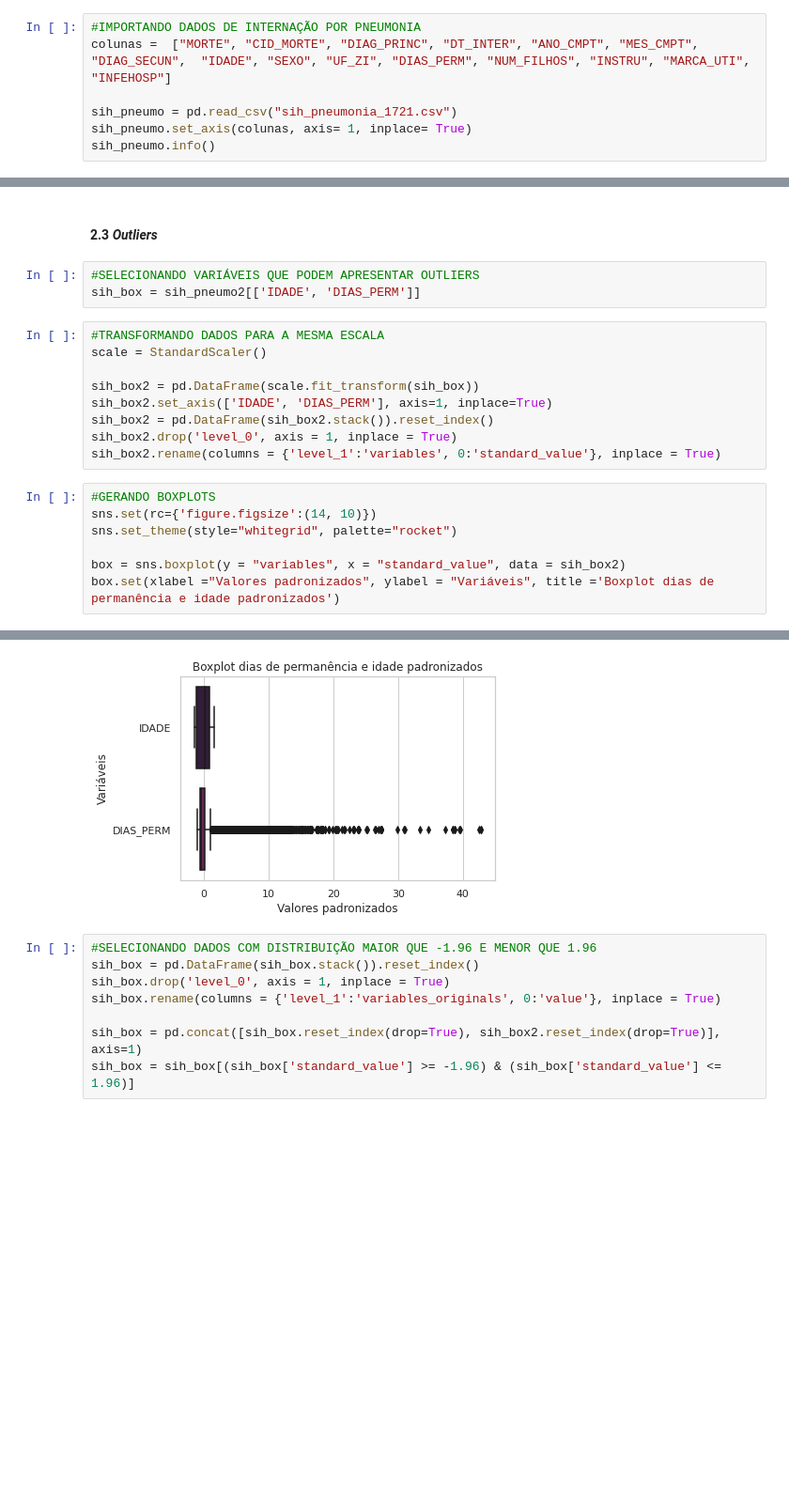
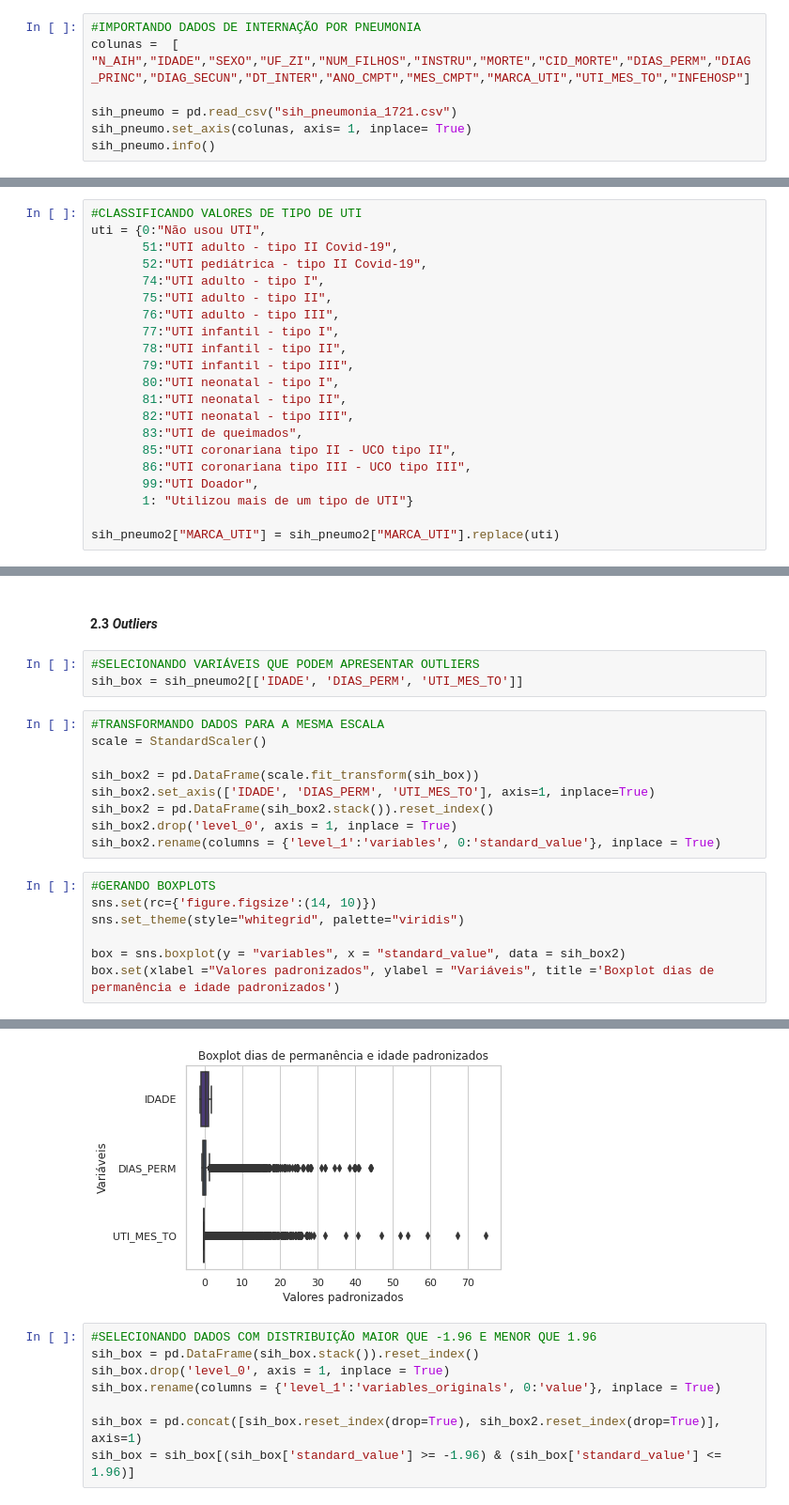
Before and after one commit to daniellybx/projeto_predicao_pneumonia, a Jupyter notebook: 02_analise_exploratoria.ipynb, the cells around one changed output, grey strips where cells are left out. Shown at 94% size. Cells and saved outputs as stored; diff of their text form; blank space fills up the shorter version.

```diff
--- a/02_analise_exploratoria.ipynb
+++ b/02_analise_exploratoria.ipynb
@@ -17,7 +18,7 @@ import seaborn as sns
 from sklearn.preprocessing import StandardScaler
 # %%
 #IMPORTANDO DADOS DE INTERNAÇÃO POR PNEUMONIA
-colunas =  ["MORTE", "CID_MORTE", "DIAG_PRINC", "DT_INTER", "ANO_CMPT", "MES_CMPT", "DIAG_SECUN",  "IDADE", "SEXO", "UF_ZI", "DIAS_PERM", "NUM_FILHOS", "INSTRU", "MARCA_UTI", "INFEHOSP"]
+colunas =  [ "N_AIH","IDADE","SEXO","UF_ZI","NUM_FILHOS","INSTRU","MORTE","CID_MORTE","DIAS_PERM","DIAG_PRINC","DIAG_SECUN","DT_INTER","ANO_CMPT","MES_CMPT","MARCA_UTI","UTI_MES_TO","INFEHOSP"]
 
 sih_pneumo = pd.read_csv("sih_pneumonia_1721.csv")
 sih_pneumo.set_axis(colunas, axis= 1, inplace= True)
@@ -165,6 +166,27 @@ dic_cid = {"J159": "J159 - Pneumonia bacteriana NE", "J158": "J158 - Pneumonia b
  "J13": "J13 - Pneumonia Pneumocócica"}
 
 sih_pneumo2['DIAG_PRINC'] = sih_pneumo2['DIAG_PRINC'].replace(dic_cid)
+# %%
+#CLASSIFICANDO VALORES DE TIPO DE UTI
+uti = {0:"Não usou UTI",
+       51:"UTI adulto - tipo II Covid-19",
+       52:"UTI pediátrica - tipo II Covid-19",
+       74:"UTI adulto - tipo I",
+       75:"UTI adulto - tipo II",
+       76:"UTI adulto - tipo III",
+       77:"UTI infantil - tipo I",
+       78:"UTI infantil - tipo II",
+       79:"UTI infantil - tipo III",
+       80:"UTI neonatal - tipo I",
+       81:"UTI neonatal - tipo II",
+       82:"UTI neonatal - tipo III",
+       83:"UTI de queimados",
+       85:"UTI coronariana tipo II - UCO tipo II",
+       86:"UTI coronariana tipo III - UCO tipo III",
+       99:"UTI Doador",
+       1: "Utilizou mais de um tipo de UTI"}
+
+sih_pneumo2["MARCA_UTI"] = sih_pneumo2["MARCA_UTI"].replace(uti)
 # %% [markdown]
 #### 2.2 *Missing values*
 # %%
@@ -174,28 +196,28 @@ sih_pneumo2.drop(['INFEHOSP', 'UF_ZI', 'NUM_FILHOS', 'INSTRU', 'CID_MORTE', 'DIA
 #### 2.3 *Outliers*
 # %%
 #SELECIONANDO VARIÁVEIS QUE PODEM APRESENTAR OUTLIERS
-sih_box = sih_pneumo2[['IDADE', 'DIAS_PERM']]
+sih_box = sih_pneumo2[['IDADE', 'DIAS_PERM', 'UTI_MES_TO']]
 # %%
 #TRANSFORMANDO DADOS PARA A MESMA ESCALA
 scale = StandardScaler()
 
 sih_box2 = pd.DataFrame(scale.fit_transform(sih_box))
-sih_box2.set_axis(['IDADE', 'DIAS_PERM'], axis=1, inplace=True)
+sih_box2.set_axis(['IDADE', 'DIAS_PERM', 'UTI_MES_TO'], axis=1, inplace=True)
 sih_box2 = pd.DataFrame(sih_box2.stack()).reset_index()
 sih_box2.drop('level_0', axis = 1, inplace = True)
 sih_box2.rename(columns = {'level_1':'variables', 0:'standard_value'}, inplace = True)
 # %%
 #GERANDO BOXPLOTS
 sns.set(rc={'figure.figsize':(14, 10)})
-sns.set_theme(style="whitegrid", palette="rocket")
+sns.set_theme(style="whitegrid", palette="viridis")
 
 box = sns.boxplot(y = "variables", x = "standard_value", data = sih_box2)
 box.set(xlabel ="Valores padronizados", ylabel = "Variáveis", title ='Boxplot dias de permanência e idade padronizados')
 # %% [output]
 [Text(0.5, 0, 'Valores padronizados'),
  Text(0, 0.5, 'Variáveis'),
  Text(0.5, 1.0, 'Boxplot dias de permanência e idade padronizados')]
-[figure, old version]
+[figure, new version]
 # %%
 #SELECIONANDO DADOS COM DISTRIBUIÇÃO MAIOR QUE -1.96 E MENOR QUE 1.96
 sih_box = pd.DataFrame(sih_box.stack()).reset_index()
```
Also changed, not shown: parts of 37 cells of this notebook, 2 other files.
